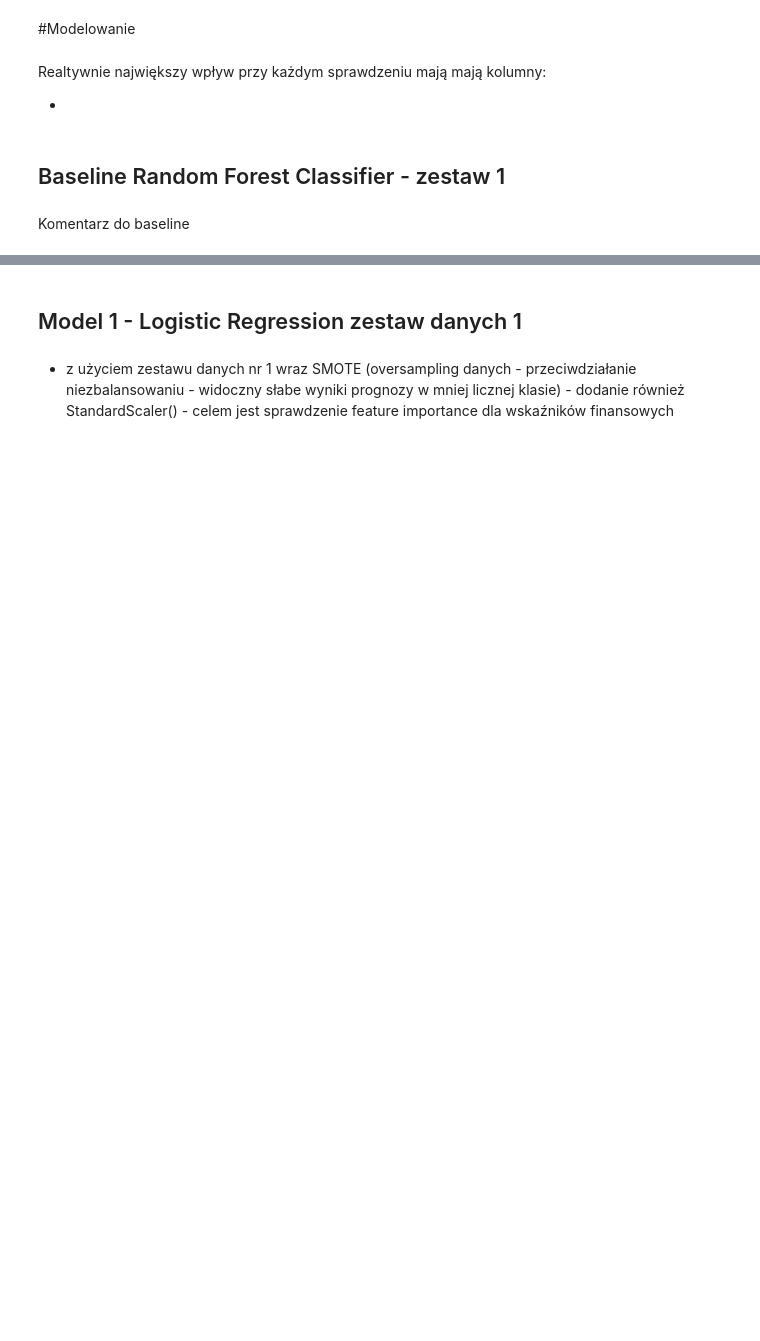
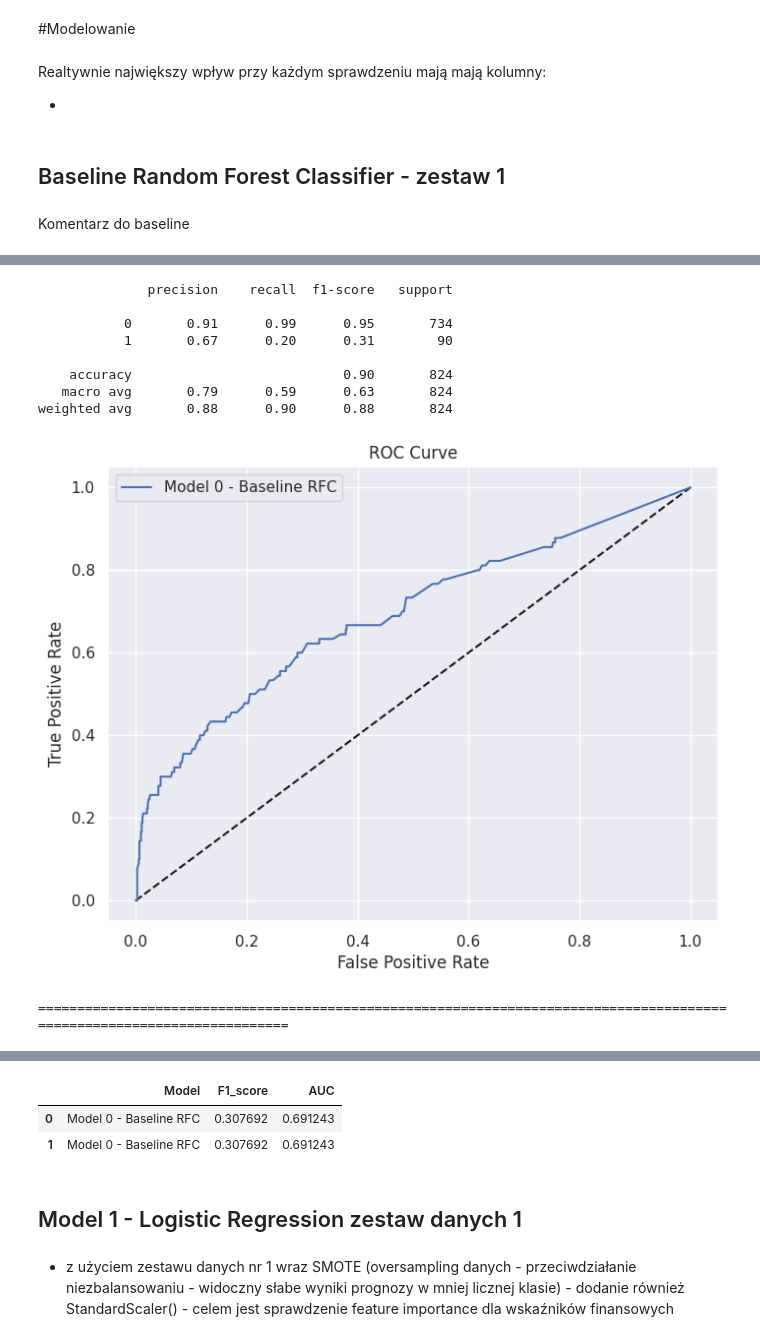
Before and after one commit to MarekSroka/Bank_Deposits, a Jupyter notebook: working_copy_orig__Bank_deposit.ipynb, the cells around one changed output, grey strips where cells are left out. Saved outputs shown, nothing was run; the diff lists cells and outputs as text; code cells hidden in the pictures; blank space fills up the shorter version.

```diff
--- a/working_copy_orig__Bank_deposit.ipynb
+++ b/working_copy_orig__Bank_deposit.ipynb
@@ -1396,2 +1770,13 @@ calculation_metrics(rfc_pipeline, 'Model 0 - Baseline RFC')
 # %%
-calculation_metrics_test(rfc_pipeline, 'Model 0 - Baseline RFC')
+calculation_metrics(rfc_pipeline, 'Model 0 - Baseline RFC')
+# %% [output]
+              precision    recall  f1-score   support
+
+           0       0.91      0.99      0.95       734
+           1       0.67      0.20      0.31        90
+
+    accuracy                           0.90       824
+   macro avg       0.79      0.59      0.63       824
+weighted avg       0.88      0.90      0.88       824
+[figure, added]
+========================================================================================================================
@@ -1398,3 +1784,6 @@ calculation_metrics_test(rfc_pipeline, 'Model 0 - Baseline RFC')
+|  | Model | F1_score | AUC |
+| 0 | Model 0 - Baseline RFC | 0.307692 | 0.691243 |
+| 1 | Model 0 - Baseline RFC | 0.307692 | 0.691243 |
 # %%
 # # test
 
```
Also changed, not shown: parts of 115 cells of this notebook.
